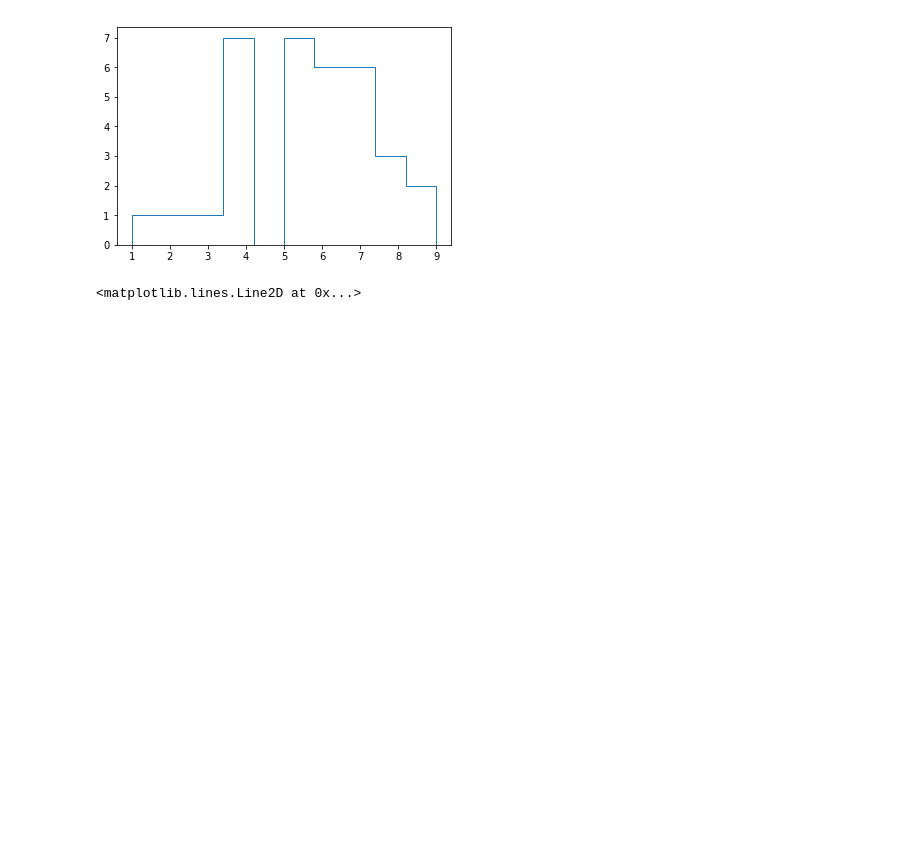
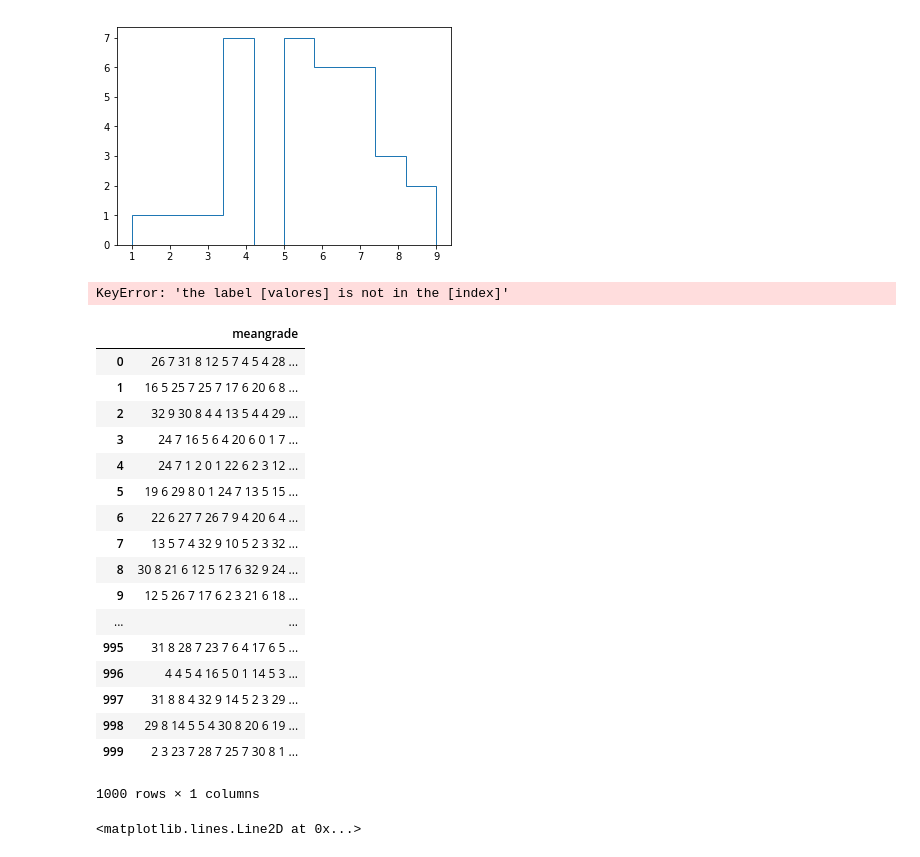
Before and after one commit to AmandaBSobrinho/TCC-tests, a Jupyter notebook: Bootstrap.ipynb, the cells around one changed output. Cells and saved outputs as stored; diff of their text form; code cells hidden in the pictures; blank space fills up the shorter version.

```diff
--- a/Bootstrap.ipynb
+++ b/Bootstrap.ipynb
@@ -13,6 +13,31 @@ df.valores.hist(histtype='step', grid=0)
 # %% [output]
 <matplotlib.axes._subplots.AxesSubplot at 0x...>
 [figure]
+# %%
+df.loc['valores']
+# %% [output]
+KeyError: 'the label [valores] is not in the [index]'
+# %%
+pd.DataFrame({'meangrade': [df.sample(10,replace=True).valores for i in range(1000)]})
+# %% [output]
+|  | meangrade |
+| 0 | 26 7 31 8 12 5 7 4 5 4 28 ... |
+| 1 | 16 5 25 7 25 7 17 6 20 6 8 ... |
+| 2 | 32 9 30 8 4 4 13 5 4 4 29 ... |
+| 3 | 24 7 16 5 6 4 20 6 0 1 7 ... |
+| 4 | 24 7 1 2 0 1 22 6 2 3 12 ... |
+| 5 | 19 6 29 8 0 1 24 7 13 5 15 ... |
+| 6 | 22 6 27 7 26 7 9 4 20 6 4 ... |
+| 7 | 13 5 7 4 32 9 10 5 2 3 32 ... |
+| 8 | 30 8 21 6 12 5 17 6 32 9 24 ... |
+| 9 | 12 5 26 7 17 6 2 3 21 6 18 ... |
+| ... | ... |
+| 995 | 31 8 28 7 23 7 6 4 17 6 5 ... |
+| 996 | 4 4 5 4 16 5 0 1 14 5 3 ... |
+| 997 | 31 8 8 4 32 9 14 5 2 3 29 ... |
+| 998 | 29 8 14 5 5 4 30 8 20 6 19 ... |
+| 999 | 2 3 23 7 28 7 25 7 30 8 1 ... |
+1000 rows × 1 columns
 # %%
 bootstrap = pd.DataFrame({'meangrade': [df.sample(10,replace=True).valores.mean() for i in range(1000)]})
 # %%
```
